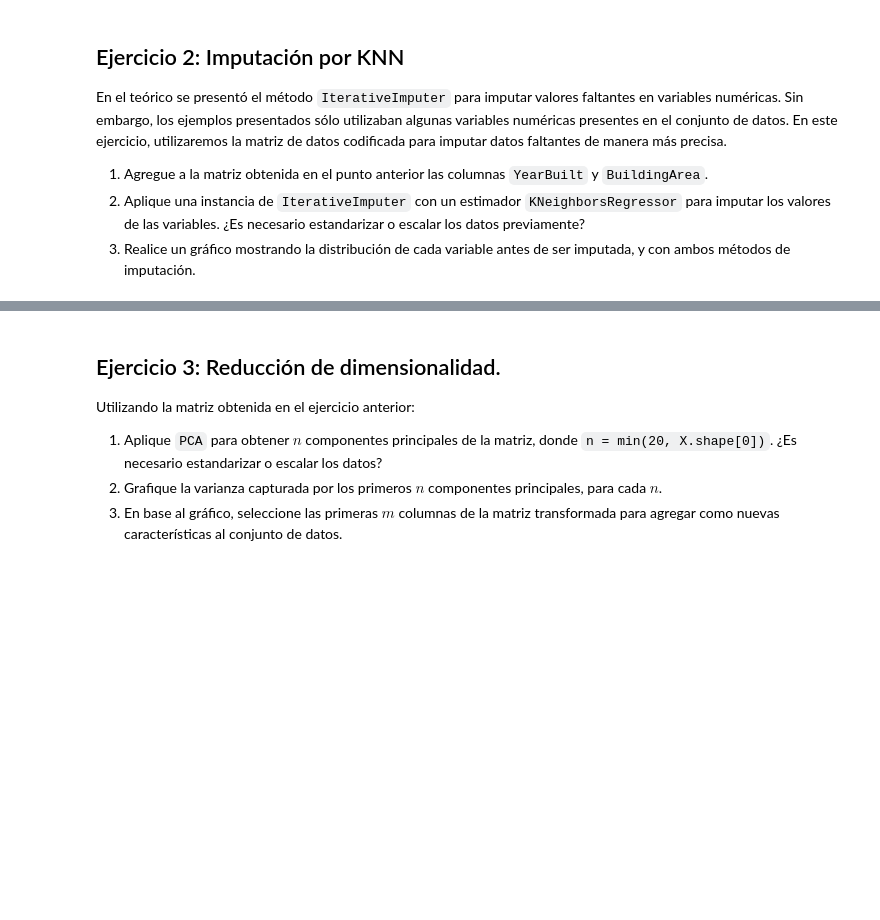
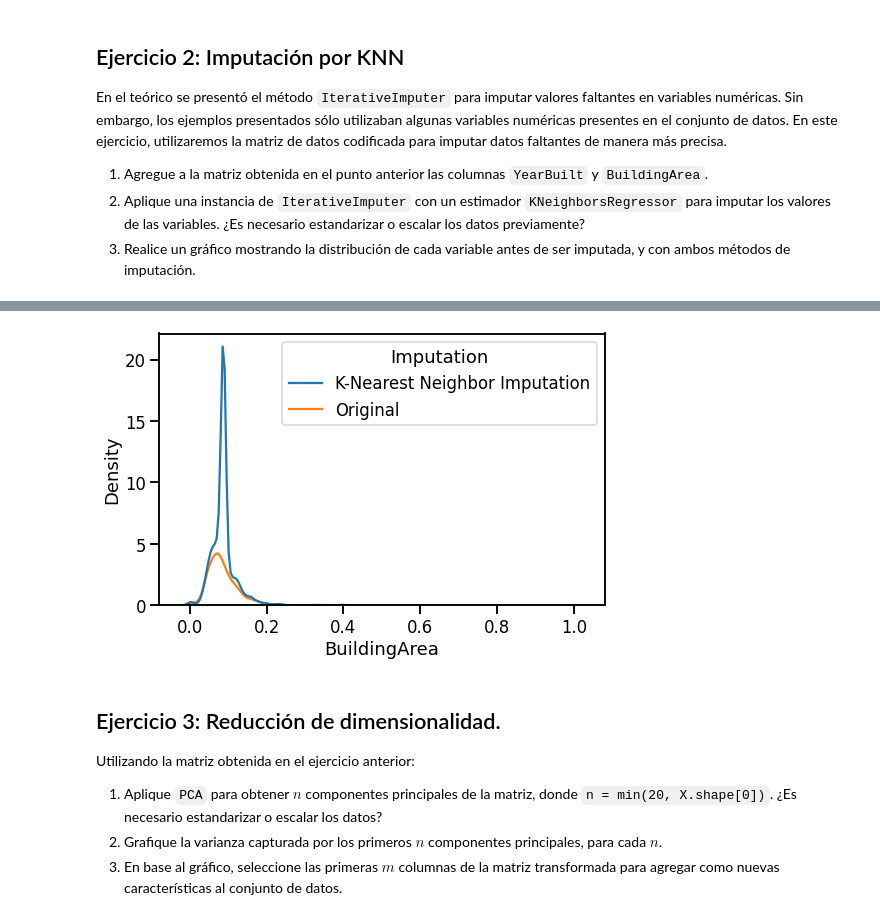
Before and after one commit to CHRISTIANDAGATTI/AEyCD---Grupo-9, a Jupyter notebook: Entregable_Parte_2_2022.ipynb, the cells around one changed output, grey strips where cells are left out. Saved outputs shown, nothing was run; the diff lists cells and outputs as text; code cells hidden in the pictures; blank space fills up the shorter version.

```diff
--- a/Entregable_Parte_2_2022.ipynb
+++ b/Entregable_Parte_2_2022.ipynb
@@ -144 +402,12 @@ g = seaborn.kdeplot(data=data, x='YearBuilt', hue='Imputation')
+# %%
+#Variable BuildingArea
+df_knn_build = df_knn.BuildingArea.to_frame()
+df_knn_build['Imputation'] = "K-Nearest Neighbor Imputation"
+df_build2 = df_escaler.BuildingArea.dropna().to_frame()
+df_build2['Imputation'] = 'Original'
+data = pandas.concat([df_knn_build, df_build2]).reset_index()
+fig = plt.figure(figsize=(8, 5))
+g = sns.kdeplot(data=data, x='BuildingArea', hue='Imputation')
+# %% [output]
+[figure, added]
 # %% [markdown]
```
Also changed, not shown: parts of 46 cells of this notebook.
